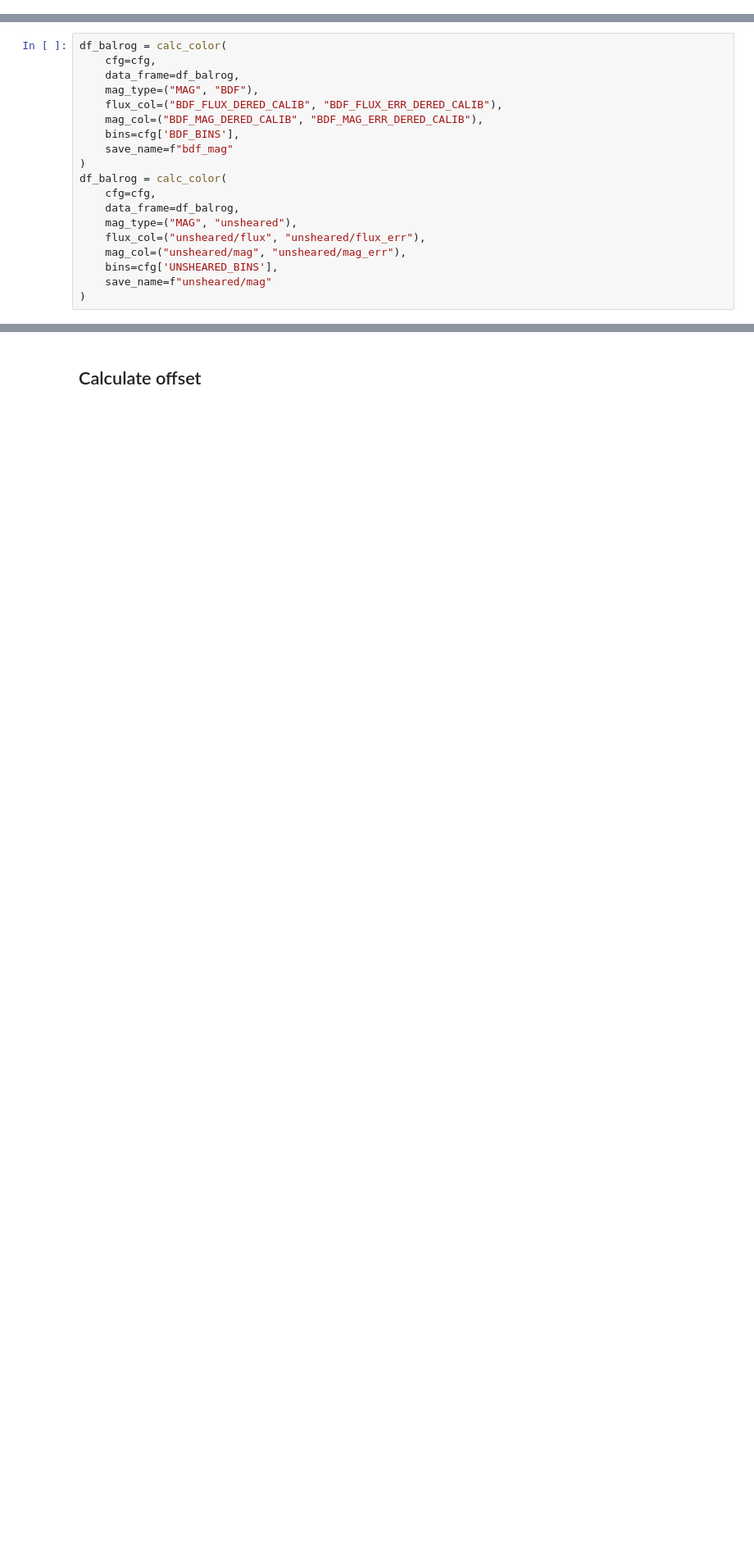
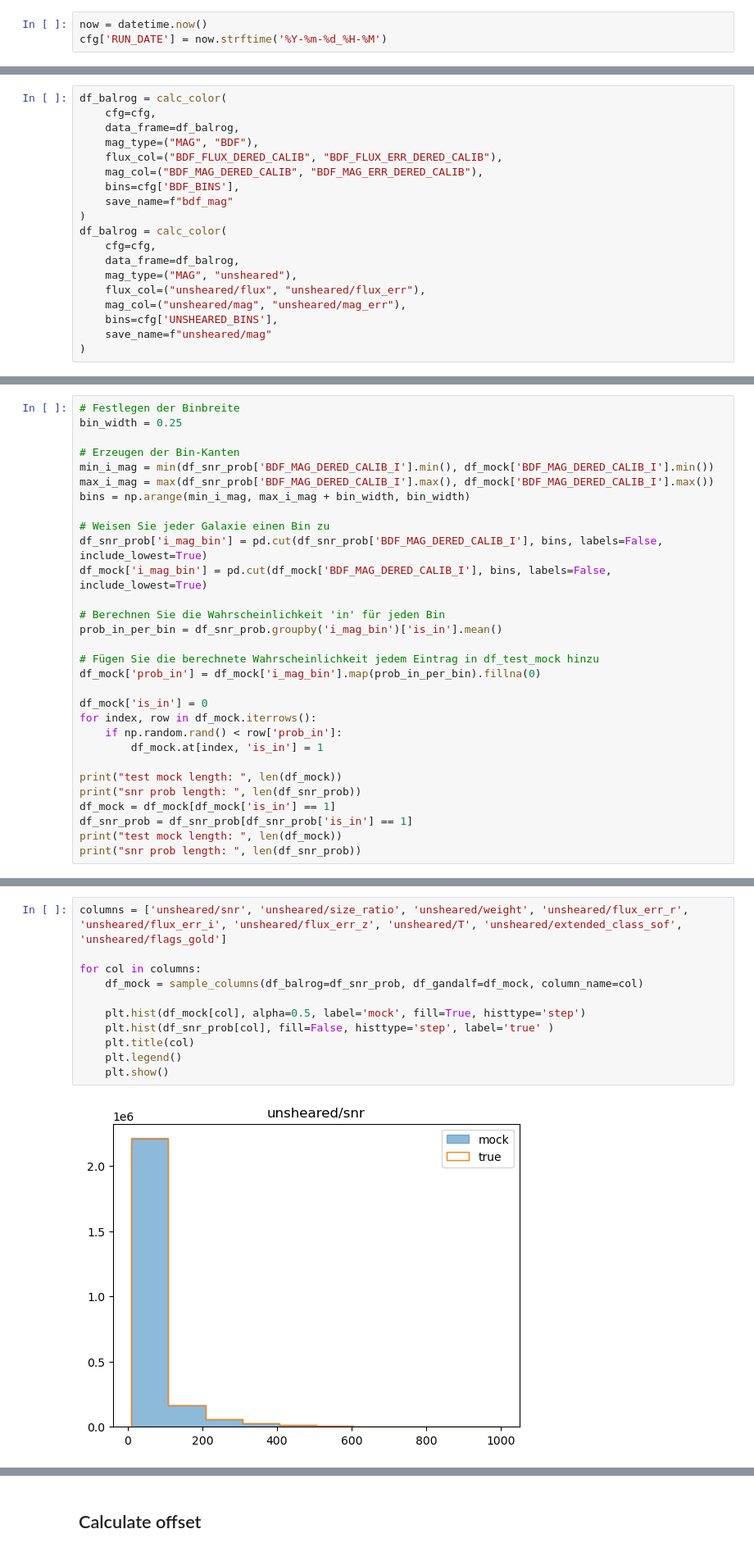
Before and after one commit to elmichelangelo/Balrog, a Jupyter notebook: Analytical_Balrog.ipynb, the cells around one changed output, grey strips where cells are left out. Shown at 82% size. Drawn from its saved outputs; the diff is of its cells as text; blank space fills up the shorter version.

Commit message:
sample missing ata

```diff
--- a/Analytical_Balrog.ipynb
+++ b/Analytical_Balrog.ipynb
@@ -46,4 +48,7 @@ if isinstance(args.config_filename, list):
 
 with open(f"{path}/config/{args.config_filename}", 'r') as fp:
     cfg = yaml.load(fp, Loader=yaml.Loader)
+# %%
+now = datetime.now()
+cfg['RUN_DATE'] = now.strftime('%Y-%m-%d_%H-%M')
 # %% [markdown]
@@ -98,0 +166,30 @@ df_balrog = calc_color(
+# %%
+# Festlegen der Binbreite
+bin_width = 0.25
+
+# Erzeugen der Bin-Kanten
+min_i_mag = min(df_snr_prob['BDF_MAG_DERED_CALIB_I'].min(), df_mock['BDF_MAG_DERED_CALIB_I'].min())
+max_i_mag = max(df_snr_prob['BDF_MAG_DERED_CALIB_I'].max(), df_mock['BDF_MAG_DERED_CALIB_I'].max())
+bins = np.arange(min_i_mag, max_i_mag + bin_width, bin_width)
+
+# Weisen Sie jeder Galaxie einen Bin zu
+df_snr_prob['i_mag_bin'] = pd.cut(df_snr_prob['BDF_MAG_DERED_CALIB_I'], bins, labels=False, include_lowest=True)
+df_mock['i_mag_bin'] = pd.cut(df_mock['BDF_MAG_DERED_CALIB_I'], bins, labels=False, include_lowest=True)
+
+# Berechnen Sie die Wahrscheinlichkeit 'in' für jeden Bin
+prob_in_per_bin = df_snr_prob.groupby('i_mag_bin')['is_in'].mean()
+
+# Fügen Sie die berechnete Wahrscheinlichkeit jedem Eintrag in df_test_mock hinzu
+df_mock['prob_in'] = df_mock['i_mag_bin'].map(prob_in_per_bin).fillna(0)
+
+df_mock['is_in'] = 0
+for index, row in df_mock.iterrows():
+    if np.random.rand() < row['prob_in']:
+        df_mock.at[index, 'is_in'] = 1
+
+print("test mock length: ", len(df_mock))
+print("snr prob length: ", len(df_snr_prob))
+df_mock = df_mock[df_mock['is_in'] == 1]
+df_snr_prob = df_snr_prob[df_snr_prob['is_in'] == 1]
+print("test mock length: ", len(df_mock))
+print("snr prob length: ", len(df_snr_prob))
@@ -98,0 +201,13 @@ df_balrog = calc_color(
+# %%
+columns = ['unsheared/snr', 'unsheared/size_ratio', 'unsheared/weight', 'unsheared/flux_err_r', 'unsheared/flux_err_i', 'unsheared/flux_err_z', 'unsheared/T', 'unsheared/extended_class_sof', 'unsheared/flags_gold']
+
+for col in columns:
+    df_mock = sample_columns(df_balrog=df_snr_prob, df_gandalf=df_mock, column_name=col)
+
+    plt.hist(df_mock[col], alpha=0.5, label='mock', fill=True, histtype='step')
+    plt.hist(df_snr_prob[col], fill=False, histtype='step', label='true' )
+    plt.title(col)
+    plt.legend()
+    plt.show()
+# %% [output]
+[figure, added]
```
Also changed, not shown: parts of 97 cells of this notebook, 2 other files.
